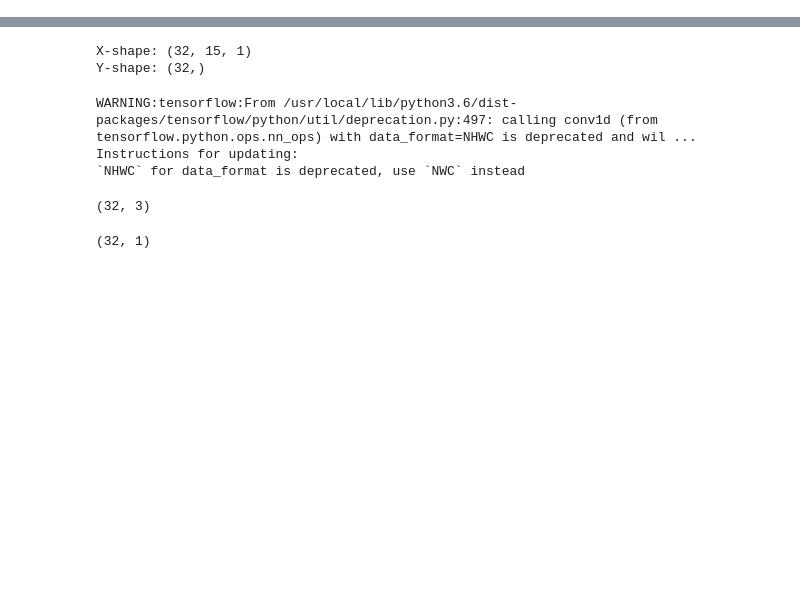
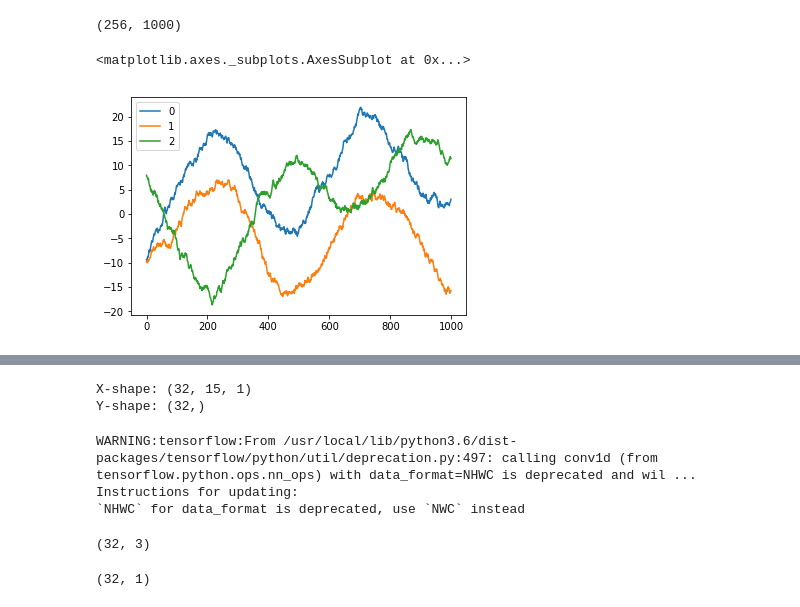
Before and after one commit to vaaale/stockbot, a Jupyter notebook: StockBot.ipynb, the cells around one changed output, grey strips where cells are left out. Drawn from its saved outputs; the diff is of its cells as text; code cells hidden in the pictures; blank space fills up the shorter version.

```diff
--- a/StockBot.ipynb
+++ b/StockBot.ipynb
@@ -0,0 +1,34 @@
+# %%
+%matplotlib inline
+import matplotlib.pyplot as plt
+import numpy as np
+import pandas as pd
+
+batch_size = 256
+f = 2
+timesteps = 1000
+batch_x = []
+batch_y = []
+for i in range(batch_size):
+    phase = np.random.uniform(-0.5, 0.5, 1)
+    x = np.linspace(0, 1, timesteps) + phase
+    y = np.sin(2*np.pi*x*f) * 10
+    y = y + np.random.uniform(-0.5, 0.5, timesteps).cumsum()
+    batch_x.append(x)
+    batch_y.append(y)
+
+batch_x = np.asarray(batch_x)
+batch_y = np.asarray(batch_y)
+
+
+# plt.plot(np.arange(0, 1000, 1), batch_y[0])
+# plt.xlabel('time')
+# plt.ylabel('value')
+# plt.show()
+print(batch_y.shape)
+df = pd.DataFrame(batch_y)
+df.iloc[0:3].T.plot()
+# %% [output]
+(256, 1000)
+<matplotlib.axes._subplots.AxesSubplot at 0x...>
+[figure, added]
```
Also changed, not shown: parts of 9 cells of this notebook, 1 other file.
